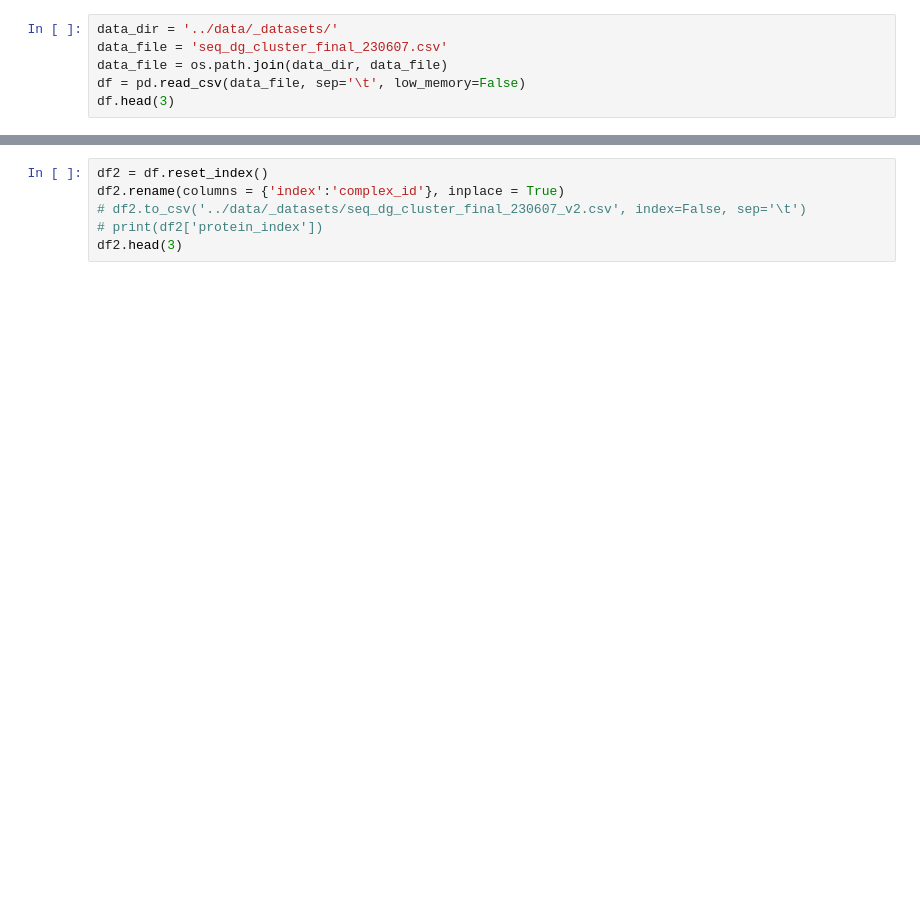
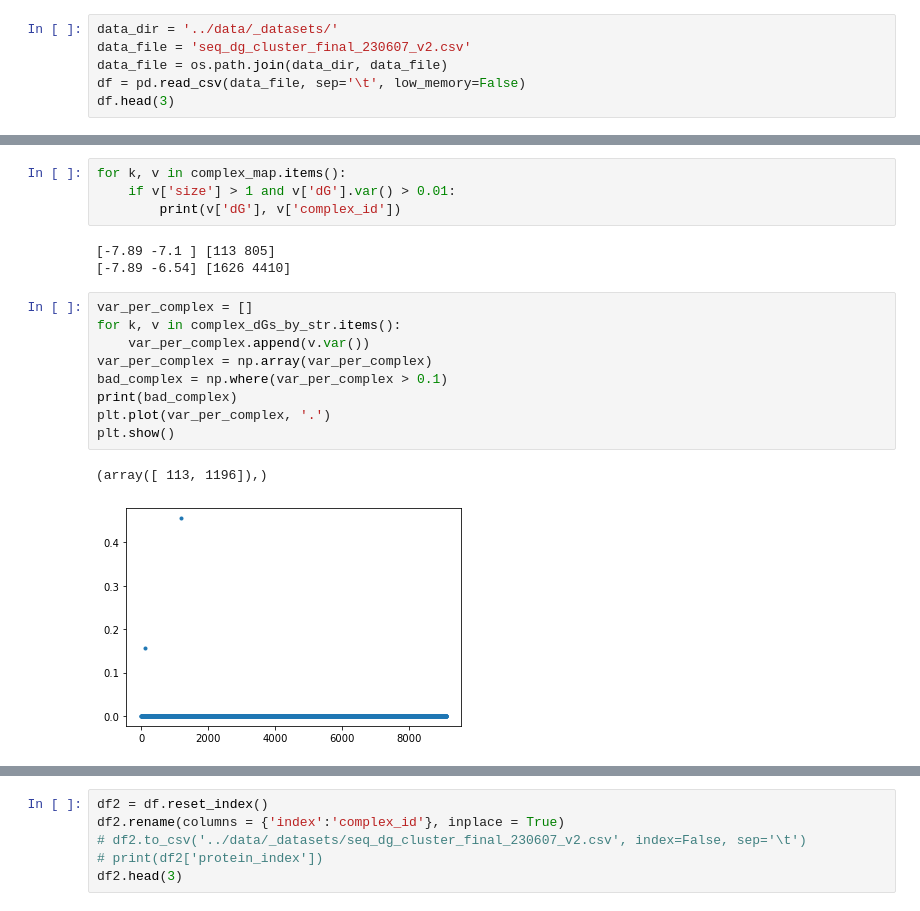
Before and after one commit to leepaul009/pri_model, a Jupyter notebook: dataset/_test_dataset.ipynb, the cells around one changed output, grey strips where cells are left out. Cells and saved outputs as stored; diff of their text form; blank space fills up the shorter version.

```diff
--- a/dataset/_test_dataset.ipynb
+++ b/dataset/_test_dataset.ipynb
@@ -5,6 +7,6 @@ import os
 # %%
 data_dir = '../data/_datasets/'
-data_file = 'seq_dg_cluster_final_230607.csv'
+data_file = 'seq_dg_cluster_final_230607_v2.csv'
 data_file = os.path.join(data_dir, data_file)
 df = pd.read_csv(data_file, sep='\t', low_memory=False)
 df.head(3)
@@ -16,0 +54,19 @@ df.head(3)
+# %%
+for k, v in complex_map.items():
+    if v['size'] > 1 and v['dG'].var() > 0.01:
+        print(v['dG'], v['complex_id'])
+# %% [output]
+[-7.89 -7.1 ] [113 805]
+[-7.89 -6.54] [1626 4410]
+# %%
+var_per_complex = []
+for k, v in complex_dGs_by_str.items():
+    var_per_complex.append(v.var())
+var_per_complex = np.array(var_per_complex)
+bad_complex = np.where(var_per_complex > 0.1)
+print(bad_complex)
+plt.plot(var_per_complex, '.')
+plt.show()
+# %% [output]
+(array([ 113, 1196]),)
+[figure, added]
```
Also changed, not shown: parts of 13 cells of this notebook, 8 other files.
